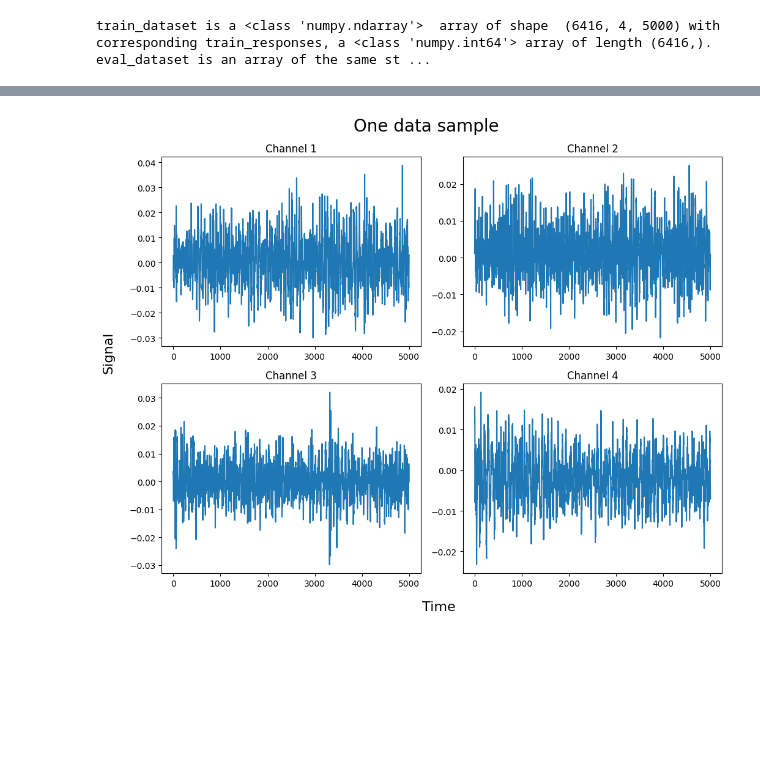
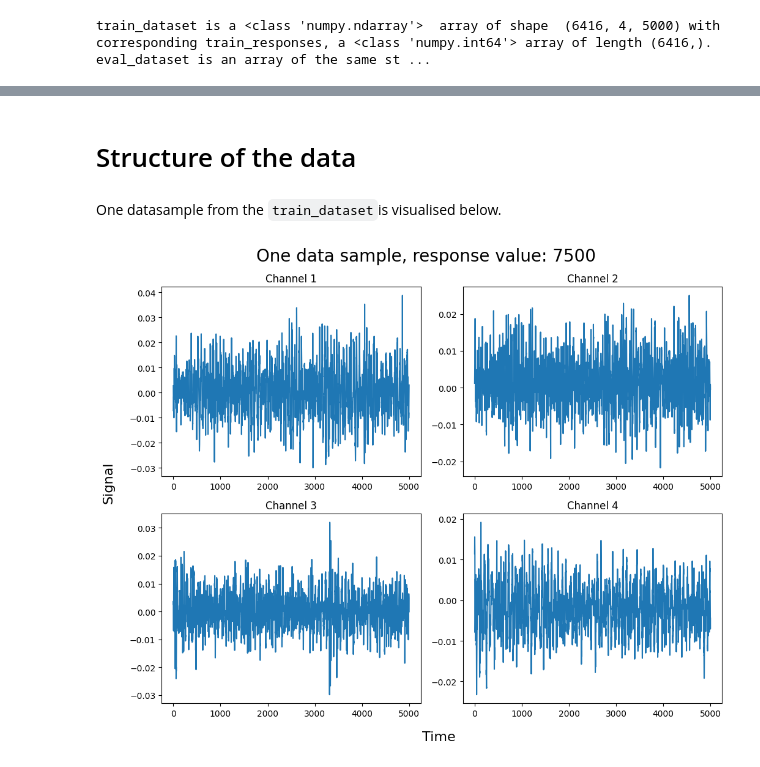
Before and after one commit to hzavadil98/AMSM_LOZISKA_2025, a Jupyter notebook: data_loading.ipynb, the cells around one changed output, grey strips where cells are left out. Drawn from its saved outputs; the diff is of its cells as text; code cells hidden in the pictures; blank space fills up the shorter version.

```diff
--- a/data_loading.ipynb
+++ b/data_loading.ipynb
@@ -30,26 +34,30 @@ train_dataset is a <class 'numpy.ndarray'>  array of shape  (6416, 4, 5000) with
+# %% [markdown]
+# Structure of the data
+# %% [markdown]
+One datasample from the `train_dataset`is visualised below.
 # %%
 fig, axs = plt.subplots(2, 2, figsize=(10, 8))
 
 axs[0, 0].plot(train_dataset[0, 0, :])
 axs[0, 0].set_title('Channel 1')
 
 axs[0, 1].plot(train_dataset[0, 1, :])
 axs[0, 1].set_title('Channel 2')
 
 axs[1, 0].plot(train_dataset[0, 2, :])
 axs[1, 0].set_title('Channel 3')
 
 axs[1, 1].plot(train_dataset[0, 3, :])
 axs[1, 1].set_title('Channel 4')
 
 fig.text(0.52, -0.02, 'Time', ha='center', va='center', size = 16)
 fig.text(-0.02, 0.5, 'Signal', ha='center', va='center', rotation='vertical', size = 16)
 
-fig.suptitle('One data sample', fontsize=20)
+fig.suptitle(f'One data sample, response value: {train_response[0]}', fontsize=20)
 # Adjust layout to prevent overlap of titles and labels
 plt.tight_layout()
 
 # Show the plot
 plt.show()
 # %% [output]
-[figure, old version]
+[figure, new version]
```
Also changed, not shown: parts of 5 cells of this notebook.
